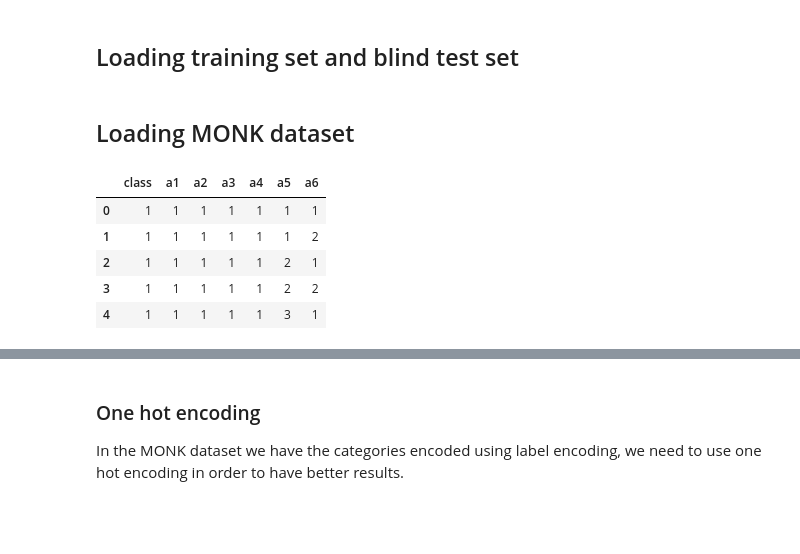
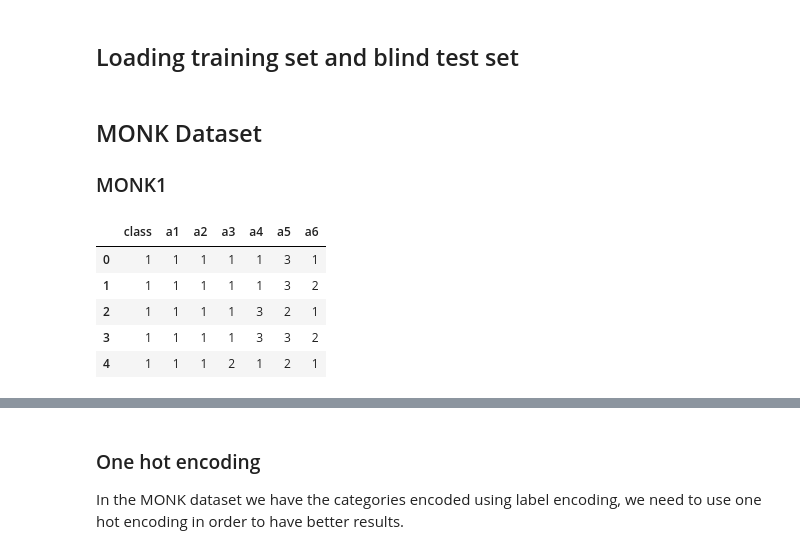
Before and after one commit to luca-santarella/ML-project, a Jupyter notebook: neural_network.ipynb, the cells around one changed output, grey strips where cells are left out. Saved outputs shown, nothing was run; the diff lists cells and outputs as text; code cells hidden in the pictures; blank space fills up the shorter version.

```diff
--- a/neural_network.ipynb
+++ b/neural_network.ipynb
@@ -22,19 +24,25 @@ df_visual = df_visual[7:]
 df_blind_ts = pd.read_csv('./data/ML-CUP21-TS.csv', names=['idx','f1','f2','f3','f4','f5','f6','f7','f8','f9','f10'])
 df_blind_ts = df_blind_ts[7:]
 # %% [markdown]
-## Loading MONK dataset
+## MONK Dataset
+### MONK1
 # %%
-df_monk1_train = pd.read_csv('./data/MONK/monks-1.train', sep=" ", skipinitialspace=True, names=['class','a1','a2','a3','a4','a5','a6','id'])
-df_monk1_train.drop(labels='id', axis=1, inplace=True)
+def load_monk(path_train, path_test):
+    df_monk_train = pd.read_csv(path_train, sep=" ", skipinitialspace=True, names=['class','a1','a2','a3','a4','a5','a6','id'])
+    df_monk_train.drop(labels='id', axis=1, inplace=True)
 
-df_monk1_test = pd.read_csv('./data/MONK/monks-1.test', sep=" ", skipinitialspace=True,  names=['class','a1','a2','a3','a4','a5','a6','id'])
-df_monk1_test.drop(labels='id', axis=1, inplace=True)
+    df_monk_test = pd.read_csv(path_test, sep=" ", skipinitialspace=True,  names=['class','a1','a2','a3','a4','a5','a6','id'])
+    df_monk_test.drop(labels='id', axis=1, inplace=True)
+
+    return df_monk_train, df_monk_test
+# %%
+df_monk1_train, df_monk1_test = load_monk('./data/MONK/monks-1.train', './data/MONK/monks-1.test')
 # %%
-df_monk1_test.head() #first column is the target (can be either 0 or 1)
+df_monk1_train.head() #first column is the target (can be either 0 or 1)
 # %% [output]
 |  | class | a1 | a2 | a3 | a4 | a5 | a6 |
-| 0 | 1 | 1 | 1 | 1 | 1 | 1 | 1 |
-| 1 | 1 | 1 | 1 | 1 | 1 | 1 | 2 |
-| 2 | 1 | 1 | 1 | 1 | 1 | 2 | 1 |
-| 3 | 1 | 1 | 1 | 1 | 1 | 2 | 2 |
-| 4 | 1 | 1 | 1 | 1 | 1 | 3 | 1 |
+| 0 | 1 | 1 | 1 | 1 | 1 | 3 | 1 |
+| 1 | 1 | 1 | 1 | 1 | 1 | 3 | 2 |
+| 2 | 1 | 1 | 1 | 1 | 3 | 2 | 1 |
+| 3 | 1 | 1 | 1 | 1 | 3 | 3 | 2 |
+| 4 | 1 | 1 | 1 | 2 | 1 | 2 | 1 |
```
Also changed, not shown: parts of 45 cells of this notebook, 24 other files.
